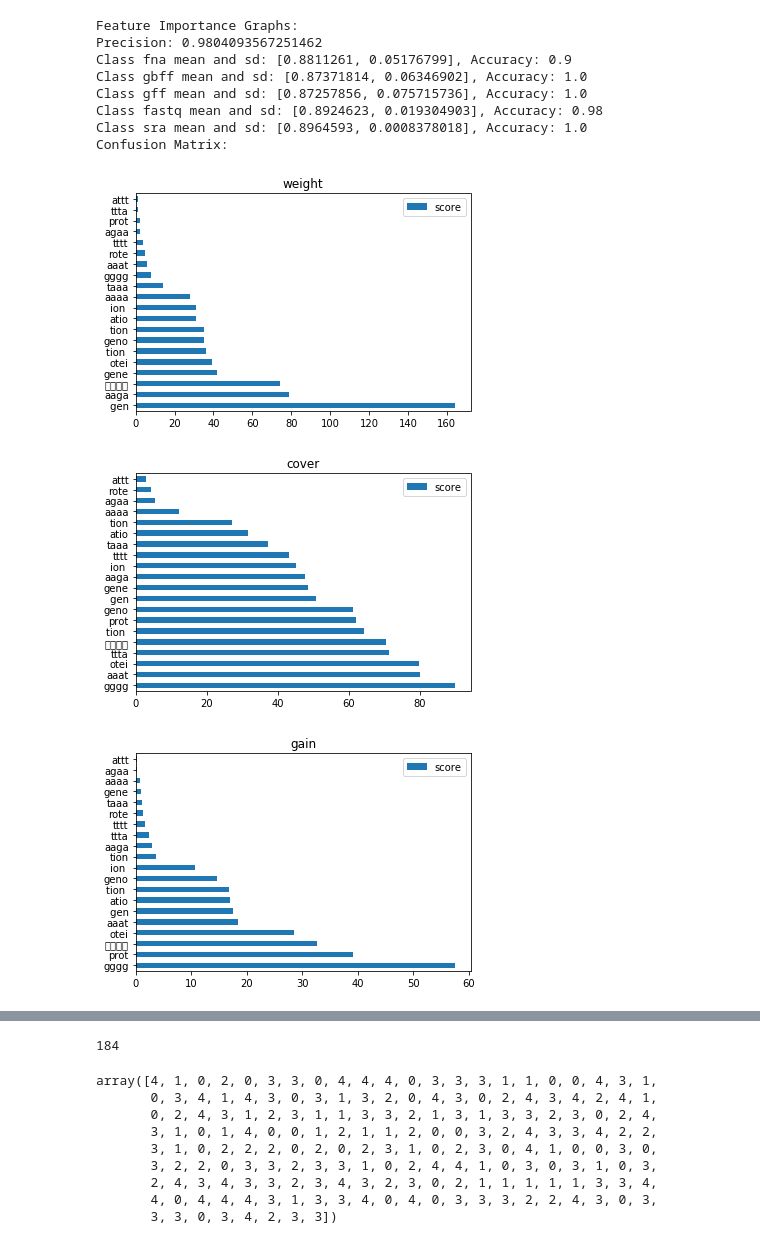
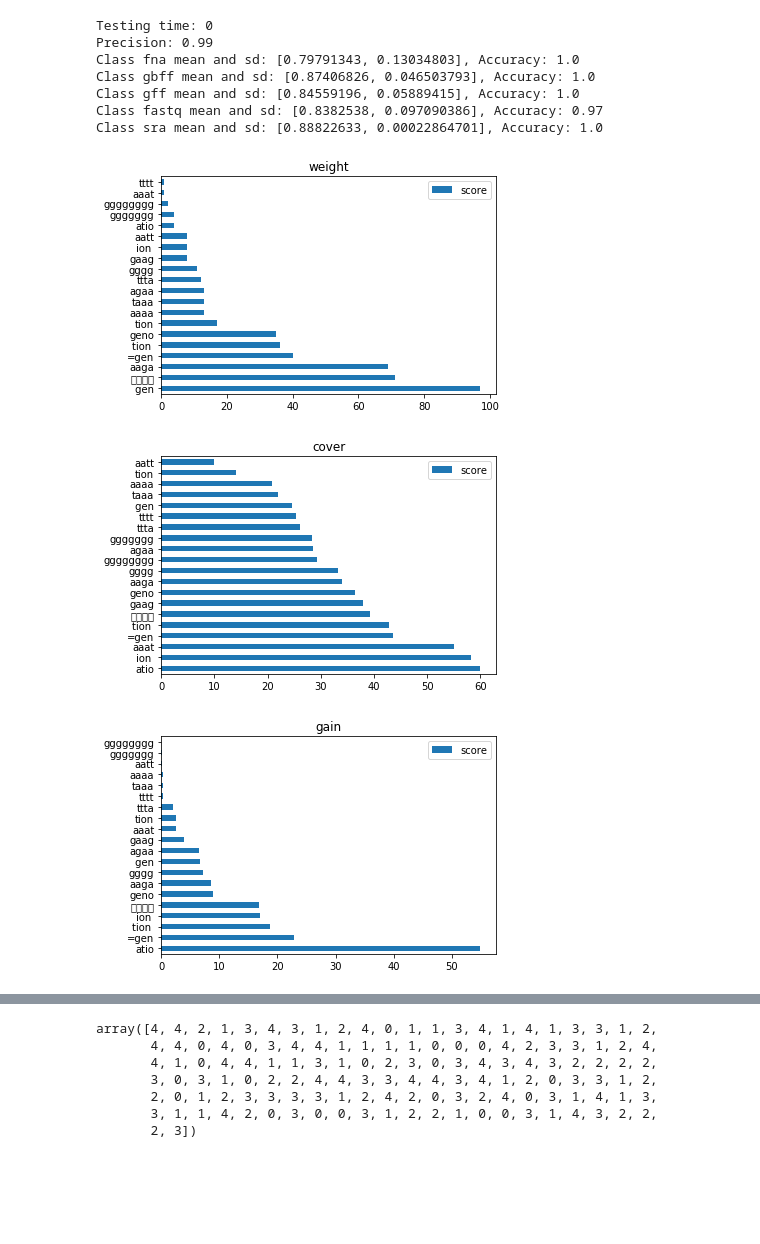
Before and after one commit to bigsoftcms/MirrorFileClassification, a Jupyter notebook: FileClassificationEx.ipynb, the cells around one changed output, grey strips where cells are left out. Saved outputs shown, nothing was run; the diff lists cells and outputs as text; code cells hidden in the pictures; blank space fills up the shorter version.

```diff
--- a/FileClassificationEx.ipynb
+++ b/FileClassificationEx.ipynb
@@ -299,12 +299,10 @@ param = {
     }
 num_round = 40 # Number of rounds we train our XGB Classifier
 ngram_range = (4,8) # Character length we search by for Tfidf
-max_features = 10 # Vocab Words Per File Class
+max_features = 12 # Vocab Words Per File Class
 Dataset = data_iterable
-ttsplit = 0.33 # Train/Test Split Percentage
+ttsplit = 0.2  # Train/Test Split Percentage
-# %%
-X_train, X_test, y_train, y_test = Data_Splitter(Dataset, ttsplit)
 # %%
-dat2_train, dat2_test = Char_vectorizer2(X_train, y_train, X_test, y_test, filetype, ngram_range, max_features, load = False)
+dat2_train, dat2_val = Char_vectorizer2(X_train, y_train, X_val, y_val, filetype, ngram_range, max_features, load = False)
 # %% [output]
 Generating Character Vectorizer...
@@ -313,4 +312,4 @@ Character Vectorizer Saved
 # %%
-model2 = TrainFileClassifier(param, num_round, dat2_train, load = False, output = False)
+model2 = TrainFileClassifier(param, num_round, dat2_train, load = False, output = True)
 # %% [output]
 Training Model...
@@ -326,14 +326,13 @@ Model Saved
 # %%
-TestFileClassifier(model2, dat2_test, filetype, y_test, output = True)
+TestFileClassifier(model2, dat2_val,filetype, y_val, output = True, threshold = [0.0])
 # %% [output]
-Feature Importance Graphs:
-Precision: 0.9804093567251462
-Class fna mean and sd: [0.8811261, 0.05176799], Accuracy: 0.9
-Class gbff mean and sd: [0.87371814, 0.06346902], Accuracy: 1.0
-Class gff mean and sd: [0.87257856, 0.075715736], Accuracy: 1.0
-Class fastq mean and sd: [0.8924623, 0.019304903], Accuracy: 0.98
-Class sra mean and sd: [0.8964593, 0.0008378018], Accuracy: 1.0
-Confusion Matrix:
+Testing time: 0
+Precision: 0.99
+Class fna mean and sd: [0.79791343, 0.13034803], Accuracy: 1.0
+Class gbff mean and sd: [0.87406826, 0.046503793], Accuracy: 1.0
+Class gff mean and sd: [0.84559196, 0.05889415], Accuracy: 1.0
+Class fastq mean and sd: [0.8382538, 0.097090386], Accuracy: 0.97
+Class sra mean and sd: [0.88822633, 0.00022864701], Accuracy: 1.0
-[figure, old version]
+[figure, new version]
-[figure, old version]
+[figure, new version]
-[figure, old version]
+[figure, new version]
@@ -341,10 +341,7 @@ Confusion Matrix:
-184
+array([4, 4, 2, 1, 3, 4, 3, 1, 2, 4, 0, 1, 1, 3, 4, 1, 4, 1, 3, 3, 1, 2,
+       4, 4, 0, 4, 0, 3, 4, 4, 1, 1, 1, 1, 0, 0, 0, 4, 2, 3, 3, 1, 2, 4,
+       4, 1, 0, 4, 4, 1, 1, 3, 1, 0, 2, 3, 0, 3, 4, 3, 4, 3, 2, 2, 2, 2,
+       3, 0, 3, 1, 0, 2, 2, 4, 4, 3, 3, 4, 4, 3, 4, 1, 2, 0, 3, 3, 1, 2,
+       2, 0, 1, 2, 3, 3, 3, 3, 1, 2, 4, 2, 0, 3, 2, 4, 0, 3, 1, 4, 1, 3,
+       3, 1, 1, 4, 2, 0, 3, 0, 0, 3, 1, 2, 2, 1, 0, 0, 3, 1, 4, 3, 2, 2,
+       2, 3])
-array([4, 1, 0, 2, 0, 3, 3, 0, 4, 4, 4, 0, 3, 3, 3, 1, 1, 0, 0, 4, 3, 1,
-       0, 3, 4, 1, 4, 3, 0, 3, 1, 3, 2, 0, 4, 3, 0, 2, 4, 3, 4, 2, 4, 1,
-       0, 2, 4, 3, 1, 2, 3, 1, 1, 3, 3, 2, 1, 3, 1, 3, 3, 2, 3, 0, 2, 4,
-       3, 1, 0, 1, 4, 0, 0, 1, 2, 1, 1, 2, 0, 0, 3, 2, 4, 3, 3, 4, 2, 2,
-       3, 1, 0, 2, 2, 2, 0, 2, 0, 2, 3, 1, 0, 2, 3, 0, 4, 1, 0, 0, 3, 0,
-       3, 2, 2, 0, 3, 3, 2, 3, 3, 1, 0, 2, 4, 4, 1, 0, 3, 0, 3, 1, 0, 3,
-       2, 4, 3, 4, 3, 3, 2, 3, 4, 3, 2, 3, 0, 2, 1, 1, 1, 1, 1, 3, 3, 4,
-       4, 0, 4, 4, 4, 3, 1, 3, 3, 4, 0, 4, 0, 3, 3, 3, 2, 2, 4, 3, 0, 3,
-       3, 3, 0, 3, 4, 2, 3, 3])
```
Also changed, not shown: parts of 17 cells of this notebook.
